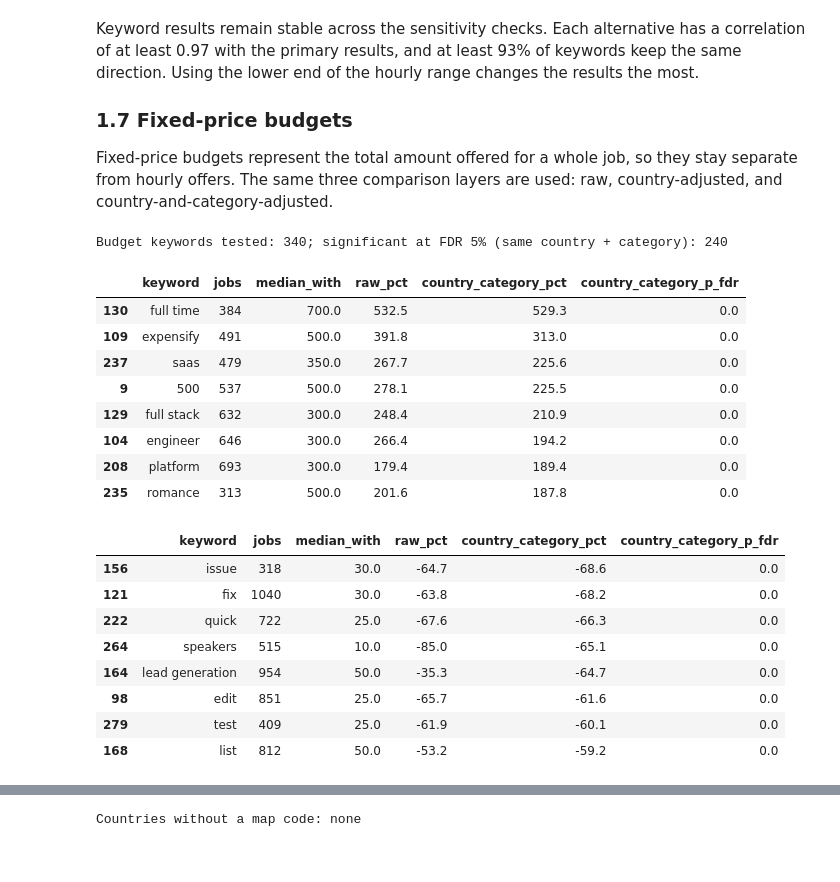
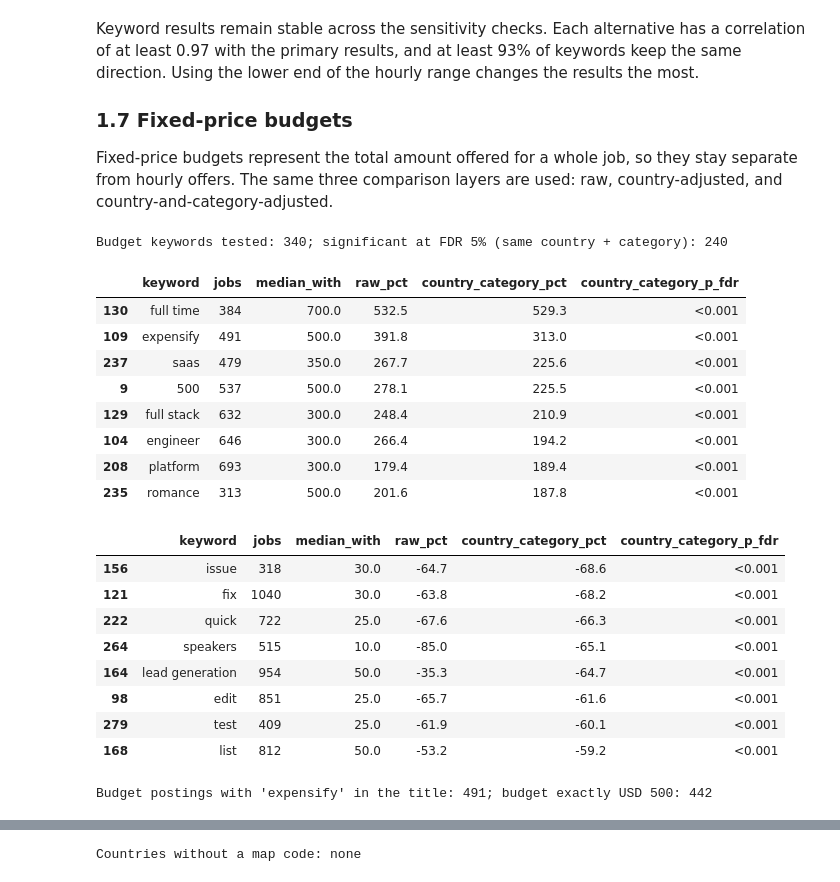
Before and after one commit to manishanagda1997-debug/Project_8_NHIS, a Jupyter notebook: notebooks/04_pay_keywords_and_countries.ipynb, the cells around one changed output, grey strips where cells are left out. Saved outputs shown, nothing was run; the diff lists cells and outputs as text; code cells hidden in the pictures.

```diff
--- a/notebooks/04_pay_keywords_and_countries.ipynb
+++ b/notebooks/04_pay_keywords_and_countries.ipynb
@@ -53,8 +53,16 @@ prediction = project.read_csv("pay_prediction.csv")
 rules = project.settings.section("pay")
 
 jobs = project.read_parquet("jobs_clean.parquet", columns=[
-    "row_id", "country", "hourly_mid", "budget", "eligible_for_hourly_rate_analysis", "eligible_for_budget_analysis"])
+    "row_id", "country", "title_key", "hourly_mid", "budget", "eligible_for_hourly_rate_analysis", "eligible_for_budget_analysis"])
 hourly = jobs[jobs["eligible_for_hourly_rate_analysis"]]
+
+def show_p(table):
+    """Display copy: adjusted p-values below 0.001 shown as <0.001 (the stored values are unchanged)."""
+    shown = table.copy()
+    for column in [c for c in shown.columns if c.endswith("p_fdr")]:
+        shown[column] = shown[column].map(lambda v: "<0.001" if v < 0.001 else f"{v:.3f}")
+    return shown
+
 
 LAYER_NAMES = {"raw": "raw", "country": "same country", "country_category": "same country + category"}
 INK, MUTED, GRID = "#0b0b0b", "#52514e", "#e4e3df"
@@ -308,29 +316,33 @@ The same three comparison layers are used: raw, country-adjusted, and country-an
 # %%
 print(f"Budget keywords tested: {len(budget_keywords)}; significant at FDR 5% (same country + category): "
       f"{int((budget_keywords['country_category_p_fdr'] < 0.05).sum())}")
 cols = ["keyword", "jobs", "median_with", "raw_pct", "country_category_pct", "country_category_p_fdr"]
-display(budget_keywords.nlargest(8, "country_category_pct")[cols].round(1))
-budget_keywords.nsmallest(8, "country_category_pct")[cols].round(1)
+display(show_p(budget_keywords.nlargest(8, "country_category_pct")[cols]).round(1))
+display(show_p(budget_keywords.nsmallest(8, "country_category_pct")[cols]).round(1))
+expensify = jobs[jobs["eligible_for_budget_analysis"] & jobs["title_key"].str.contains(r"\bexpensify\b", na=False)]
+print(f"Budget postings with 'expensify' in the title: {len(expensify)}; "
+      f"budget exactly USD 500: {int((expensify['budget'] == 500).sum())}")
 # %% [output]
 Budget keywords tested: 340; significant at FDR 5% (same country + category): 240
 |  | keyword | jobs | median_with | raw_pct | country_category_pct | country_category_p_fdr |
-| 130 | full time | 384 | 700.0 | 532.5 | 529.3 | 0.0 |
-| 109 | expensify | 491 | 500.0 | 391.8 | 313.0 | 0.0 |
-| 237 | saas | 479 | 350.0 | 267.7 | 225.6 | 0.0 |
-| 9 | 500 | 537 | 500.0 | 278.1 | 225.5 | 0.0 |
-| 129 | full stack | 632 | 300.0 | 248.4 | 210.9 | 0.0 |
-| 104 | engineer | 646 | 300.0 | 266.4 | 194.2 | 0.0 |
-| 208 | platform | 693 | 300.0 | 179.4 | 189.4 | 0.0 |
-| 235 | romance | 313 | 500.0 | 201.6 | 187.8 | 0.0 |
+| 130 | full time | 384 | 700.0 | 532.5 | 529.3 | <0.001 |
+| 109 | expensify | 491 | 500.0 | 391.8 | 313.0 | <0.001 |
+| 237 | saas | 479 | 350.0 | 267.7 | 225.6 | <0.001 |
+| 9 | 500 | 537 | 500.0 | 278.1 | 225.5 | <0.001 |
+| 129 | full stack | 632 | 300.0 | 248.4 | 210.9 | <0.001 |
+| 104 | engineer | 646 | 300.0 | 266.4 | 194.2 | <0.001 |
+| 208 | platform | 693 | 300.0 | 179.4 | 189.4 | <0.001 |
+| 235 | romance | 313 | 500.0 | 201.6 | 187.8 | <0.001 |
 |  | keyword | jobs | median_with | raw_pct | country_category_pct | country_category_p_fdr |
-| 156 | issue | 318 | 30.0 | -64.7 | -68.6 | 0.0 |
-| 121 | fix | 1040 | 30.0 | -63.8 | -68.2 | 0.0 |
-| 222 | quick | 722 | 25.0 | -67.6 | -66.3 | 0.0 |
-| 264 | speakers | 515 | 10.0 | -85.0 | -65.1 | 0.0 |
-| 164 | lead generation | 954 | 50.0 | -35.3 | -64.7 | 0.0 |
-| 98 | edit | 851 | 25.0 | -65.7 | -61.6 | 0.0 |
-| 279 | test | 409 | 25.0 | -61.9 | -60.1 | 0.0 |
-| 168 | list | 812 | 50.0 | -53.2 | -59.2 | 0.0 |
+| 156 | issue | 318 | 30.0 | -64.7 | -68.6 | <0.001 |
+| 121 | fix | 1040 | 30.0 | -63.8 | -68.2 | <0.001 |
+| 222 | quick | 722 | 25.0 | -67.6 | -66.3 | <0.001 |
+| 264 | speakers | 515 | 10.0 | -85.0 | -65.1 | <0.001 |
+| 164 | lead generation | 954 | 50.0 | -35.3 | -64.7 | <0.001 |
+| 98 | edit | 851 | 25.0 | -65.7 | -61.6 | <0.001 |
+| 279 | test | 409 | 25.0 | -61.9 | -60.1 | <0.001 |
+| 168 | list | 812 | 50.0 | -53.2 | -59.2 | <0.001 |
+Budget postings with 'expensify' in the title: 491; budget exactly USD 500: 442
 # %% [markdown]
 Fixed-price budgets also vary with title words. Terms such as "full time", "SaaS", "platform", "full stack" and "engineer" are associated with higher stated budgets, while terms such as "fix", "issue", "quick", "edit" and "test" are associated with lower budgets.
 
```
Also changed, not shown: parts of 18 cells of this notebook, 8 other files.
